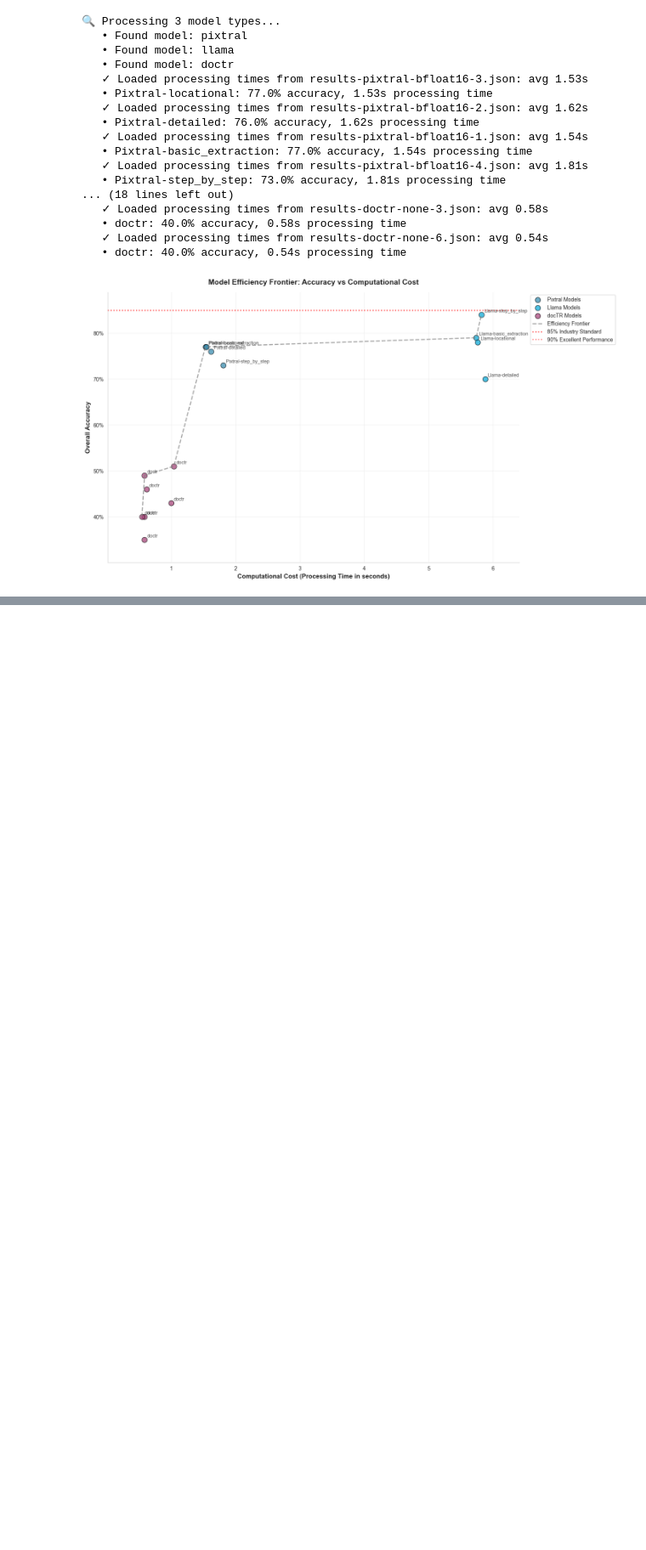
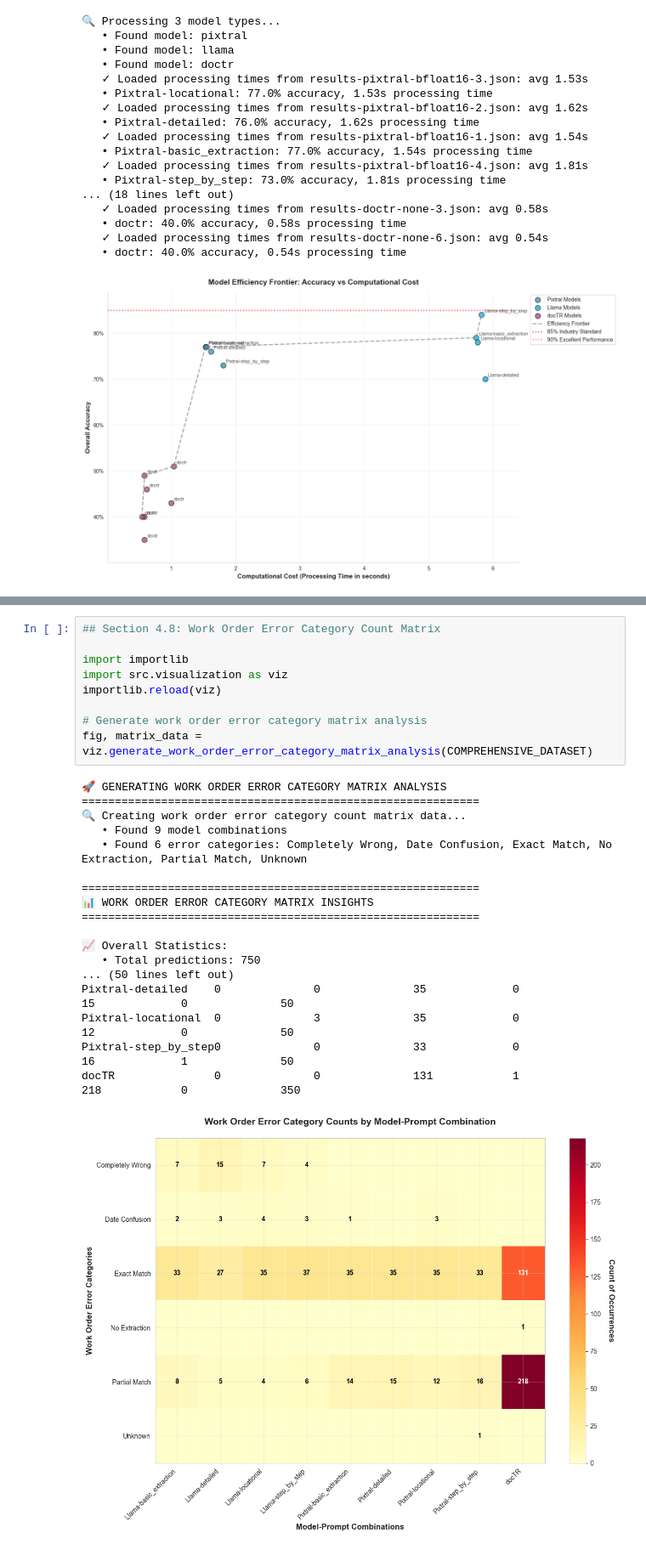
Before and after one commit to asmith81/UCSD_MJM, a Jupyter notebook: Deliverables-Code/notebooks/06_Final_Analysis_v2.ipynb, the cells around one changed output, grey strips where cells are left out. Shown at 85% size. Cells and saved outputs as stored; diff of their text form; blank space fills up the shorter version.

```diff
--- a/Deliverables-Code/notebooks/06_Final_Analysis_v2.ipynb
+++ b/Deliverables-Code/notebooks/06_Final_Analysis_v2.ipynb
@@ -1224,0 +1281,28 @@ fig, efficiency_data = viz.generate_efficiency_frontier_analysis(COMPREHENSIVE_D
+# %%
+## Section 4.8: Work Order Error Category Count Matrix
+
+import importlib
+import src.visualization as viz
+importlib.reload(viz)
+
+# Generate work order error category matrix analysis
+fig, matrix_data = viz.generate_work_order_error_category_matrix_analysis(COMPREHENSIVE_DATASET)
+# %% [output]
+🚀 GENERATING WORK ORDER ERROR CATEGORY MATRIX ANALYSIS
+============================================================
+🔍 Creating work order error category count matrix data...
+   • Found 9 model combinations
+   • Found 6 error categories: Completely Wrong, Date Confusion, Exact Match, No Extraction, Partial Match, Unknown
+
+============================================================
+📊 WORK ORDER ERROR CATEGORY MATRIX INSIGHTS
+============================================================
+
+📈 Overall Statistics:
+   • Total predictions: 750
+... (50 lines left out)
+Pixtral-detailed    0              0              35             0              15             0              50
+Pixtral-locational  0              3              35             0              12             0              50
+Pixtral-step_by_step0              0              33             0              16             1              50
+docTR               0              0              131            1              218            0              350
+[figure, added]
```
Also changed, not shown: parts of 3 cells of this notebook, 1 other file.
